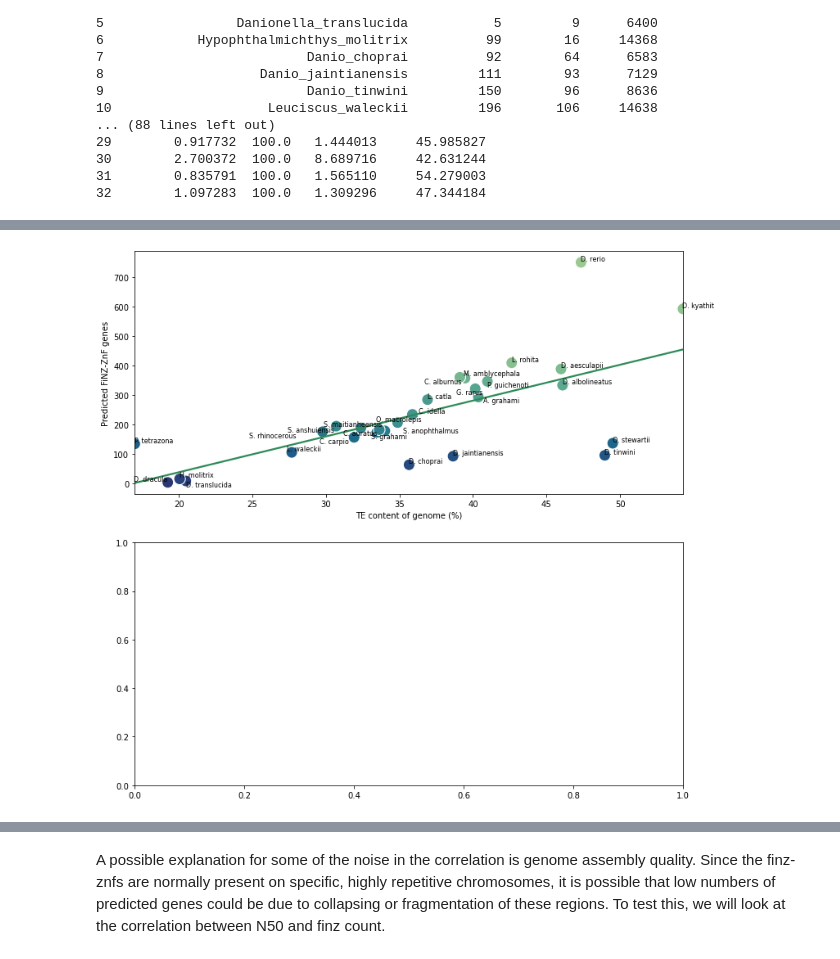
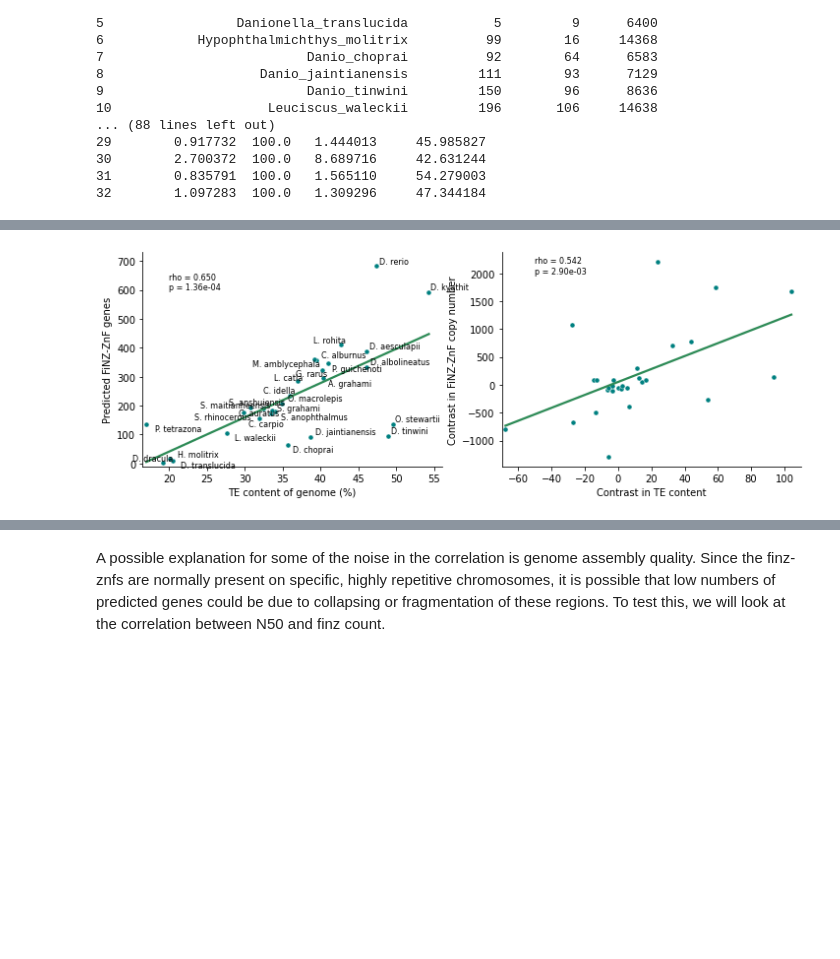
Before and after one commit to jonathan-wells/finz-znf, a Jupyter notebook: analysis/finz_te_correlation.ipynb, the cells around one changed output, grey strips where cells are left out. Saved outputs shown, nothing was run; the diff lists cells and outputs as text; code cells hidden in the pictures; blank space fills up the shorter version.

```diff
--- a/analysis/finz_te_correlation.ipynb
+++ b/analysis/finz_te_correlation.ipynb
@@ -91,8 +91,8 @@ with open('../data/species_genomes.txt') as infile:
     hiqual = [line.split()[0] for line in infile]
 count_df = count_df.loc[count_df.species.isin(hiqual)]
 print(count_df)
-count_df = count_df.loc[~count_df.species.str.startswith('Chanos')]
-count_df = count_df.loc[~count_df.species.str.startswith('Triplophysa')]
+count_df2 = count_df.loc[~count_df.species.str.startswith('Chanos')]
+count_df2 = count_df2.loc[~count_df.species.str.startswith('Triplophysa')]
 # %% [output]
 teclass                          species  finz_exons  finz_znf  znf_hits  \
 0                   Triplophysa_tibetana           0         0      7459
@@ -111,3 +111,6 @@ teclass                          species  finz_exons  finz_znf  znf_hits  \
 30        2.700372  100.0   8.689716     42.631244
 31        0.835791  100.0   1.565110     54.279003
 32        1.097283  100.0   1.309296     47.344184
+# %%
+pic_df = pd.read_csv('../data/finz_pics.txt', sep='\t')
+print(pic_df)
@@ -114,76 +135,75 @@ teclass                          species  finz_exons  finz_znf  znf_hits  \
 # %%
 column = 'interspersed'
-fig, ax = plt.subplots(figsize=(12, 12), nrows=2)
+column2 = 'finz_znf'
+fig, ax = plt.subplots(figsize=(12, 4), ncols=2)
 
-sns.regplot(data=count_df,
+sns.regplot(data=count_df2,
             x=column,
-            y='finz_znf',
+            y=column2,
             scatter=False,
             ci=None,
             color='seagreen',
             ax=ax[0])
 
-sns.scatterplot(data=count_df,
+sns.scatterplot(data=count_df2,
                 x=column,
-                y='finz_znf',
-                hue='species',
-                palette='crest_r',
-                s=200,
+                y=column2,
+                color='teal',
+                s=25,
                 ax=ax[0])
 
-# ax[0].set_xlim(19, 56)
-# ax[0].set_ylim(-50, 850)
-ax[0].get_legend().remove()
+ax[0].set_xlim(16.5, 56)
+ax[0].set_ylim(-10, 730)
+# ax[0].get_legend().remove()
 ax[0].set_xlabel('TE content of genome (%)')
 ax[0].set_ylabel('Predicted FiNZ-ZnF genes')
 
 labels = []
-for row in count_df.iterrows():
+for row in count_df2.iterrows():
     label = row[1]['species'].split('_')[0][0] +'. '+ row[1]['species'].split('_')[1]
-    labels.append(ax[0].text(row[1][column], row[1]['finz_znf'],
+    labels.append(ax[0].text(row[1][column], row[1][column2],
                              label,
                              fontsize=8,
                              va='center',
                              ha='center'))
 adjust_text(labels)
 
-pval = stats.spearmanr(count_df[column],
-                       count_df['finz_znf'])
-print(pval)
-# ax[0].text(x=22,
-#         y=700,
-#         s=f'rho = {pval[0]:.3f}\np = {pval[1]:.2e}',
-#         fontsize=8)
+pval = stats.spearmanr(count_df2[column],
+                       count_df2[column2])
+ax[0].text(x=20,
+        y=600,
+        s=f'rho = {pval[0]:.3f}\np = {pval[1]:.2e}',
+        fontsize=8)
 
-# sns.regplot(data=pic_df,
-#             x=f'pic.{column}',
-#             y='pic.finz_exons',
-#             scatter=False,
-#             ci=None,
-#             color='seagreen',
-#             ax=ax[1])
+sns.regplot(data=pic_df,
+            x=f'pic.{column}',
+            y='pic.finz_znf',
+            scatter=False,
+            ci=None,
+            color='seagreen',
+            ax=ax[1])
 
-# sns.scatterplot(data=pic_df,
-#                 x=f'pic.{column}',
-#                 y='pic.finz_znf',
-#                 color='teal',
-#                 s=200,
-#                 ax=ax[1])
+sns.scatterplot(data=pic_df,
+                x=f'pic.{column}',
+                y='pic.finz_znf',
+                color='teal',
+                s=25,
+                ax=ax[1])
 
 
-# ax[1].set_xlim(-70, 115)
-# ax[1].set_xlabel('Contrast in TE content')
-# ax[1].set_ylabel('Contrast in FiNZ-ZnF copy number')
+ax[1].set_xlim(-70, 110)
+ax[1].set_xlabel('Contrast in TE content')
+ax[1].set_ylabel('Contrast in FiNZ-ZnF copy number')
 
-# picpval = stats.spearmanr(pic_df[f'pic.{column}'],
-#                        pic_df['pic.finz_znf'])
+picpval = stats.spearmanr(pic_df[f'pic.{column}'],
+                       pic_df['pic.finz_znf'])
 
-# ax[1].text(x=-50,
-#            y=2000,
-#            s=f'rho = {picpval[0]:.3f}\np = {picpval[1]:.2e}',
-#            fontsize=8)
+ax[1].text(x=-50,
+           y=2000,
+           s=f'rho = {picpval[0]:.3f}\np = {picpval[1]:.2e}',
+           fontsize=8)
 
-# sns.despine()
-# plt.show()
-# fig.savefig('../figs/finz_znf_corr.pdf', bbox_inches='tight', dpi=300)
+sns.despine()
+plt.show()
+fig.savefig('../figs/finz_znf_corr.pdf', bbox_inches='tight', dpi=300)
 # %% [output]
@@ -191 +210 @@ SpearmanrResult(correlation=0.6497536945812806, pvalue=0.00013647985775624383)
-[figure, old version]
+[figure, new version]
```
Also changed, not shown: parts of 7 cells of this notebook, 5 other files.
